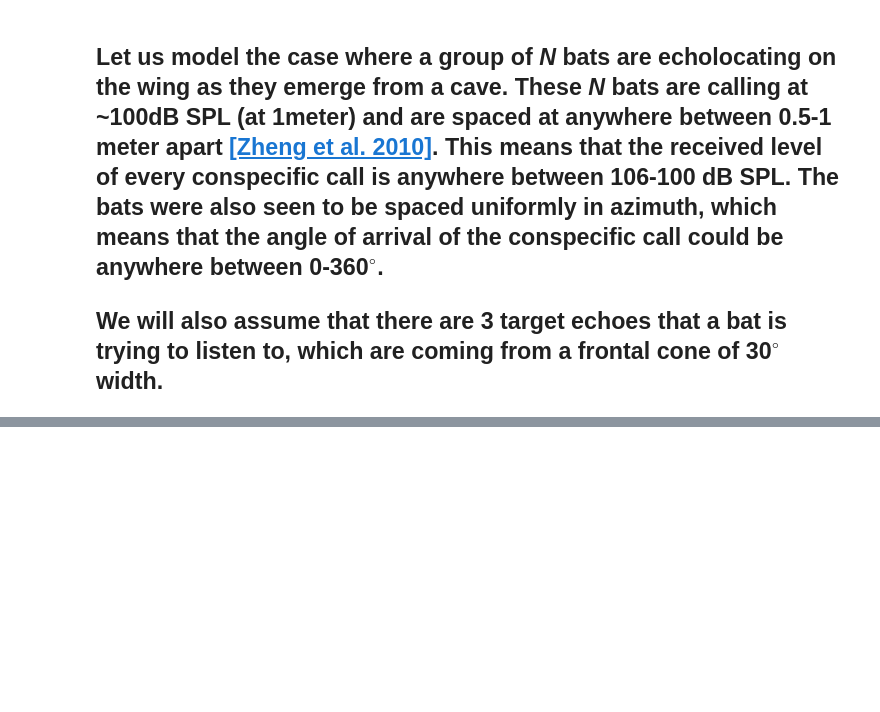
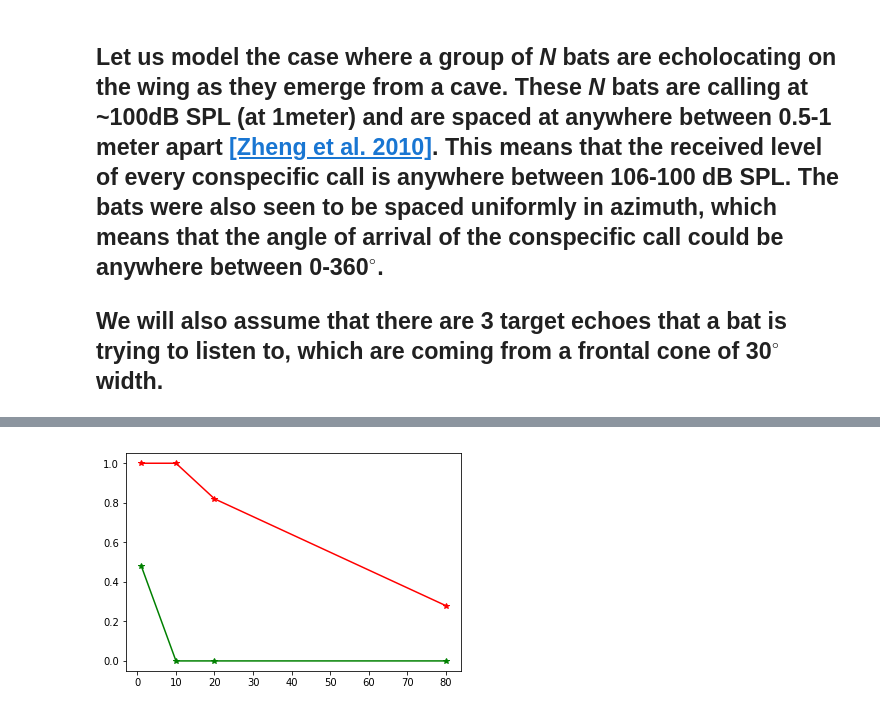
Before and after one commit to thejasvibr/the_cocktail_party_nightmare, a Jupyter notebook: Spatial Unmasking in the cocktail party nightmare.ipynb, the cells around one changed output, grey strips where cells are left out. Saved outputs shown, nothing was run; the diff lists cells and outputs as text; code cells hidden in the pictures; blank space fills up the shorter version.

```diff
--- a/Spatial Unmasking in the cocktail party nightmare.ipynb
+++ b/Spatial Unmasking in the cocktail party nightmare.ipynb
@@ -520,0 +500,21 @@ array([ 1.,  0.,  0.,  0.,  0.,  0.])
+# %%
+def calc_w_and_wo_sum(calldens):
+    num_replicates = 50
+    print(calldens)
+    p_leq3= {'wsum':[],'wosum':[]}
+
+    w_sum = [ run_one_trial(calldens,tmp_fn,spl_rl,
+                            True,echo_level_range=(82,95)) for k in range(num_replicates)]
+    wo_sum = [ run_one_trial(calldens,tmp_fn,spl_rl,False,
+                             echo_level_range=(82,95)) for k in range(num_replicates)]
+    probs,cum_probs = calc_pechoesheard(w_sum,5)
+    probs_wo, cum_probs_wo = calc_pechoesheard(wo_sum,5)
+    print(probs,probs_wo)
+
+    p_leq3['wsum'].append(sum(probs[1:]))
+    p_leq3['wosum'].append(sum(probs_wo[1:]))
+
+    return(p_leq3)
+
+call_dens = [1,10,20,80]
+all_pleqs = map(calc_w_and_wo_sum,call_dens)
@@ -520,0 +530,7 @@ array([ 1.,  0.,  0.,  0.,  0.,  0.])
+# %%
+plt.plot(call_dens,[each_entry['wosum'] for each_entry in all_pleqs ],'g*-')
+plt.plot(call_dens,[each_entry['wsum'] for each_entry in all_pleqs ],'r*-')
+
+plt.show()
+# %% [output]
+[figure, added]
```
Also changed, not shown: parts of 15 cells of this notebook, 1 other file.
